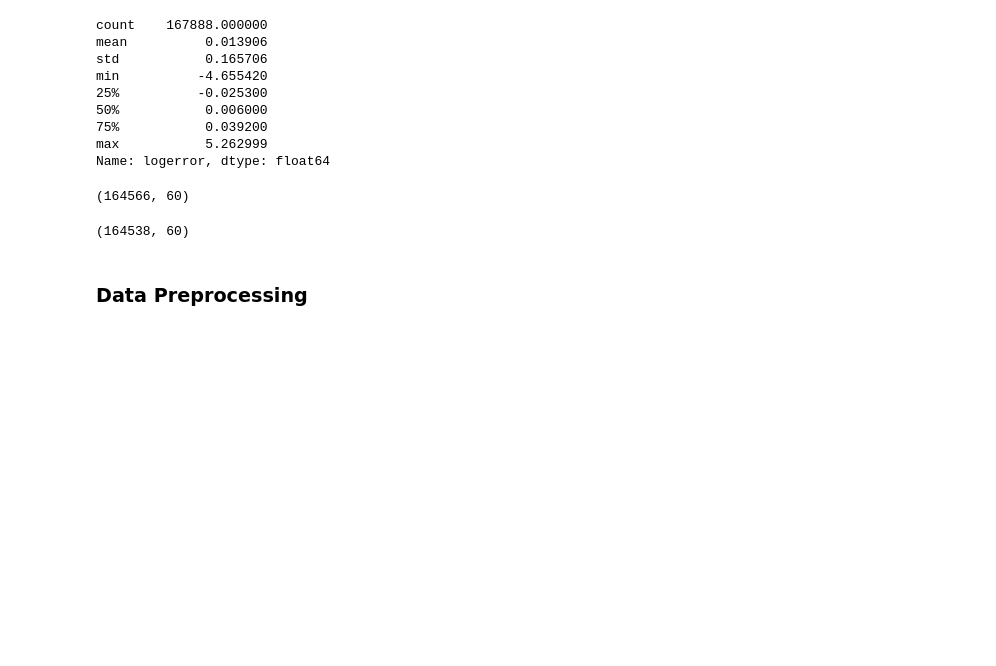
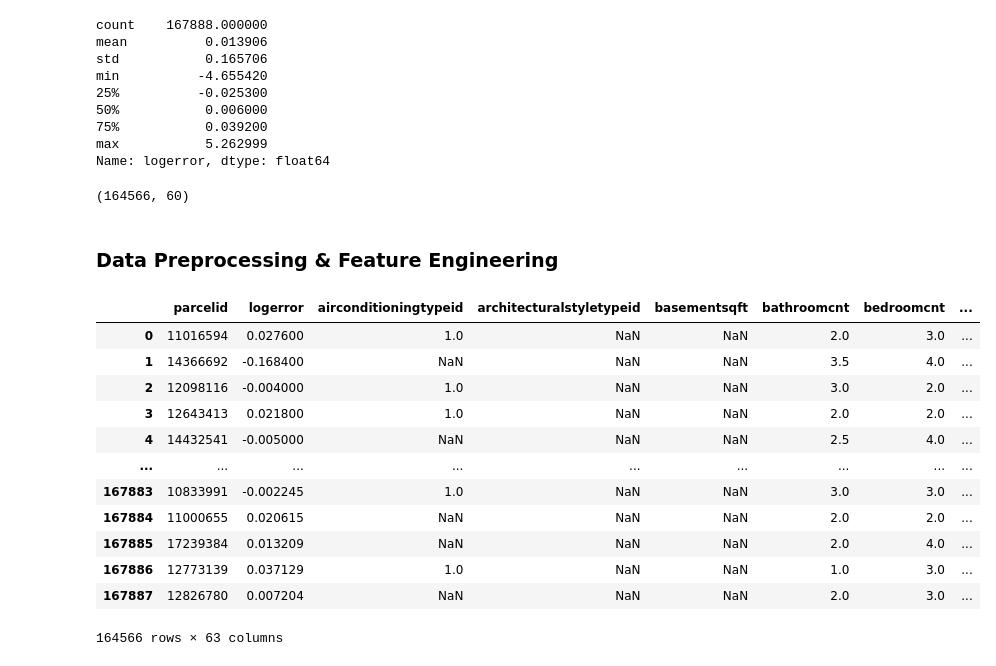
Before and after one commit to Cownic/CE4041, a Jupyter notebook: notebook.ipynb, the cells around one changed output. Drawn from its saved outputs; the diff is of its cells as text; code cells hidden in the pictures; blank space fills up the shorter version.

Commit message:
simple data cleaning

```diff
--- a/notebook.ipynb
+++ b/notebook.ipynb
@@ -23,8 +24,8 @@ importlib.reload(utility)
 # Raw data set provided
 prop_2016 = utility.load_data('data/properties_2016.csv')
 prop_2017 = utility.load_data('data/properties_2017.csv')
-train_2016 = utility.load_data('data/train_2016_v2.csv')
-train_2017 = utility.load_data('data/train_2017.csv')
+train_2016 = utility.load_data('data/train_2016_v2.csv' , ['transactiondate'])
+train_2017 = utility.load_data('data/train_2017.csv', ['transactiondate'])
 # %%
 # Combining the prop dataset with its corresponding train datasets on their parcelid
 # left join is used so that all properties without logerror will be ignored
@@ -90,14 +103,24 @@ training_all = training_all[training_all['logerror'] > lower_threshold]
 training_all.shape
 # %% [output]
 (164566, 60)
-# %%
-# Remove the row if the amount of NaN missing values is more than 76%
-REMOVAL_THRESHOLD = 75.0
-min_count = int(((100-REMOVAL_THRESHOLD)/100)*training_all.shape[1] + 1)
-training_all = training_all.dropna(axis=0, thresh=min_count)
-
-training_all.shape
-# %% [output]
-(164538, 60)
 # %% [markdown]
-### Data Preprocessing
+### Data Preprocessing & Feature Engineering
+# %%
+# Adding Feature to the dataset
+# Add Day, Month, Year and which quarter the transaction was done
+training_all = utility.add_dmy_feature(training_all)
+training_all
+# %% [output]
+|  | parcelid | logerror | airconditioningtypeid | architecturalstyletypeid | basementsqft | bathroomcnt | bedroomcnt | ... |
+| 0 | 11016594 | 0.027600 | 1.0 | NaN | NaN | 2.0 | 3.0 | ... |
+| 1 | 14366692 | -0.168400 | NaN | NaN | NaN | 3.5 | 4.0 | ... |
+| 2 | 12098116 | -0.004000 | 1.0 | NaN | NaN | 3.0 | 2.0 | ... |
+| 3 | 12643413 | 0.021800 | 1.0 | NaN | NaN | 2.0 | 2.0 | ... |
+| 4 | 14432541 | -0.005000 | NaN | NaN | NaN | 2.5 | 4.0 | ... |
+| ... | ... | ... | ... | ... | ... | ... | ... | ... |
+| 167883 | 10833991 | -0.002245 | 1.0 | NaN | NaN | 3.0 | 3.0 | ... |
+| 167884 | 11000655 | 0.020615 | NaN | NaN | NaN | 2.0 | 2.0 | ... |
+| 167885 | 17239384 | 0.013209 | NaN | NaN | NaN | 2.0 | 4.0 | ... |
+| 167886 | 12773139 | 0.037129 | 1.0 | NaN | NaN | 1.0 | 3.0 | ... |
+| 167887 | 12826780 | 0.007204 | NaN | NaN | NaN | 2.0 | 3.0 | ... |
+164566 rows × 63 columns
```
Also changed, not shown: parts of 5 cells of this notebook, 1 other file.
